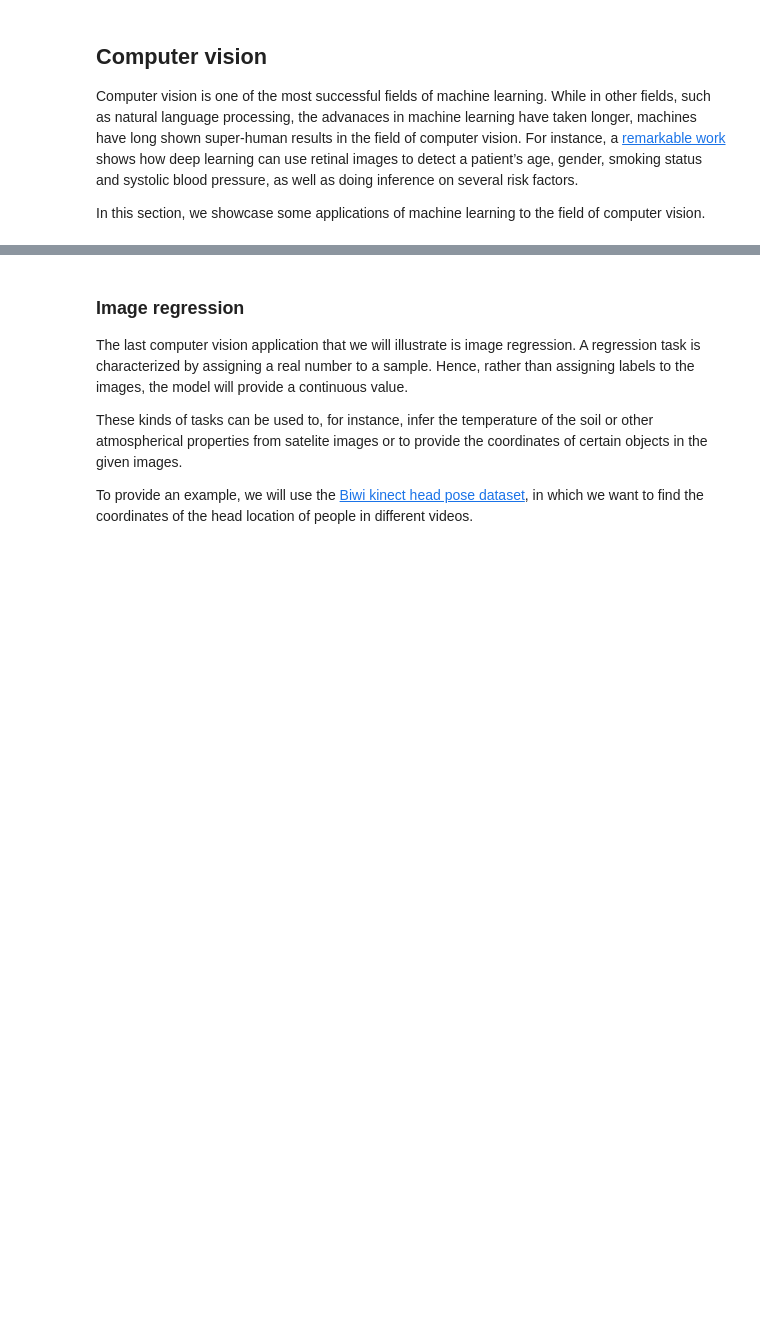
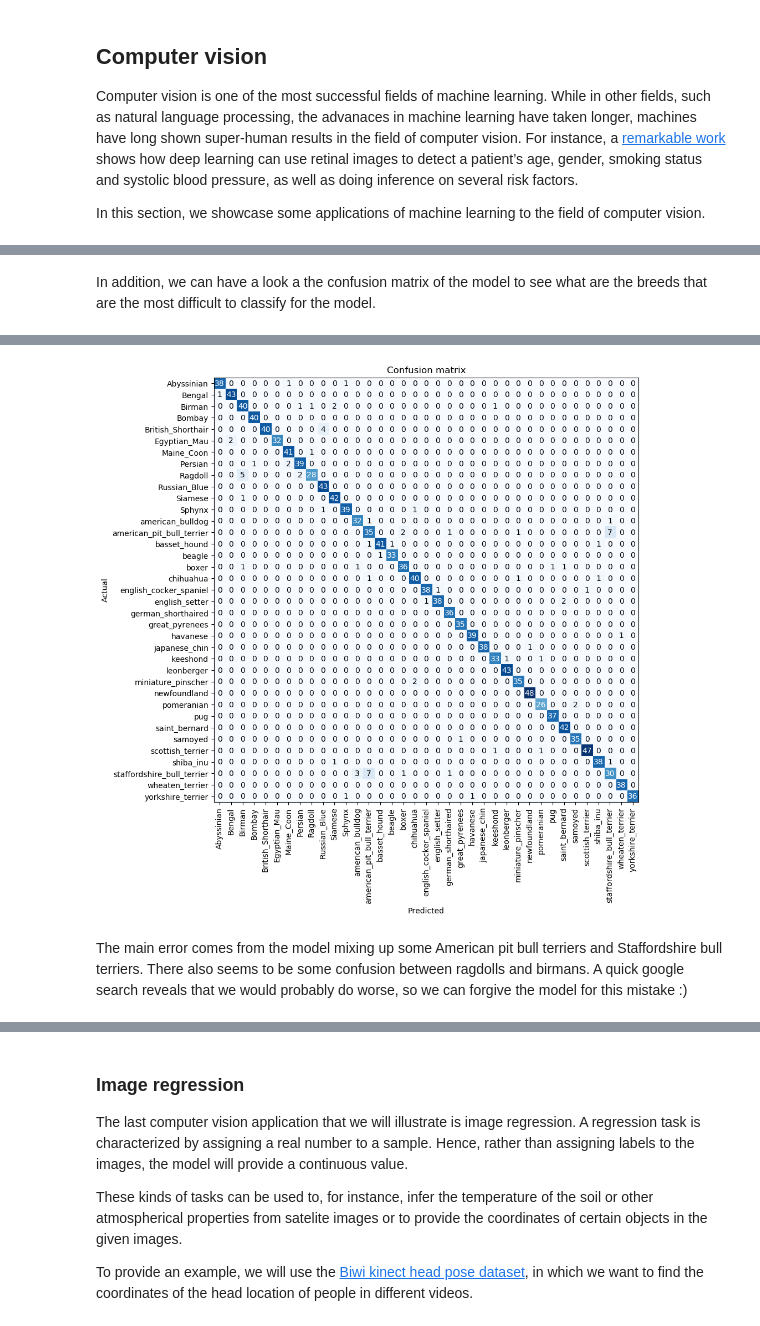
Before and after one commit to BorjaRequena/ML_applications, a Jupyter notebook: 00_core.ipynb, the cells around one changed output, grey strips where cells are left out. Drawn from its saved outputs; the diff is of its cells as text; code cells hidden in the pictures; blank space fills up the shorter version.

```diff
--- a/00_core.ipynb
+++ b/00_core.ipynb
@@ -37,0 +80,7 @@ learn.fine_tune(6, freeze_epochs=3)
+# %% [markdown]
+In addition, we can have a look a the confusion matrix of the model to see what are the breeds that are the most difficult to classify for the model.
+# %%
+#collapse_input
+interp = ClassificationInterpretation.from_learner(learn)
+interp.plot_confusion_matrix(figsize=(10, 10), dpi=100)
+# %% [output]
@@ -38,3 +88,6 @@ learn.fine_tune(6, freeze_epochs=3)
+[figure, added]
+# %% [markdown]
+The main error comes from the model mixing up some American pit bull terriers and Staffordshire bull terriers. There also seems to be some confusion between ragdolls and birmans. A quick google search reveals that we would probably do worse, so we can forgive the model for this mistake :)
 # %% [markdown]
 #### Multi-label classification
 
```
Also changed, not shown: parts of 53 cells of this notebook, 11 other files.
